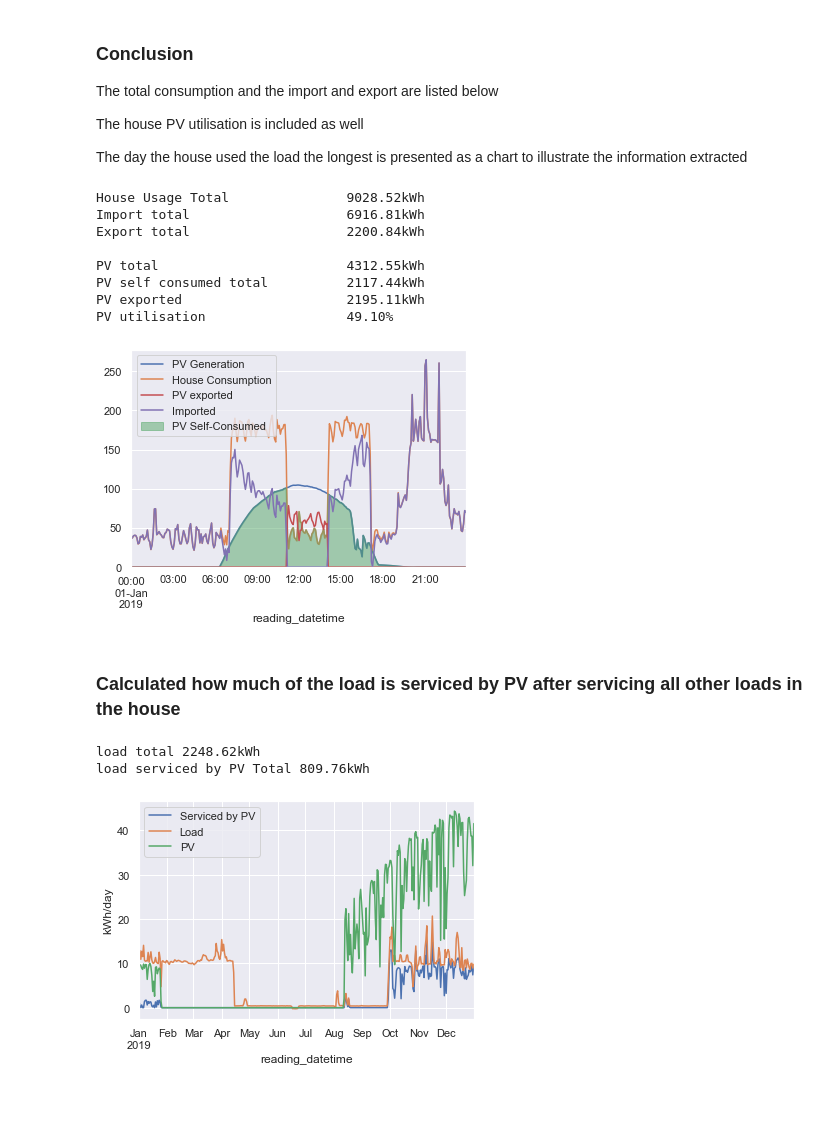
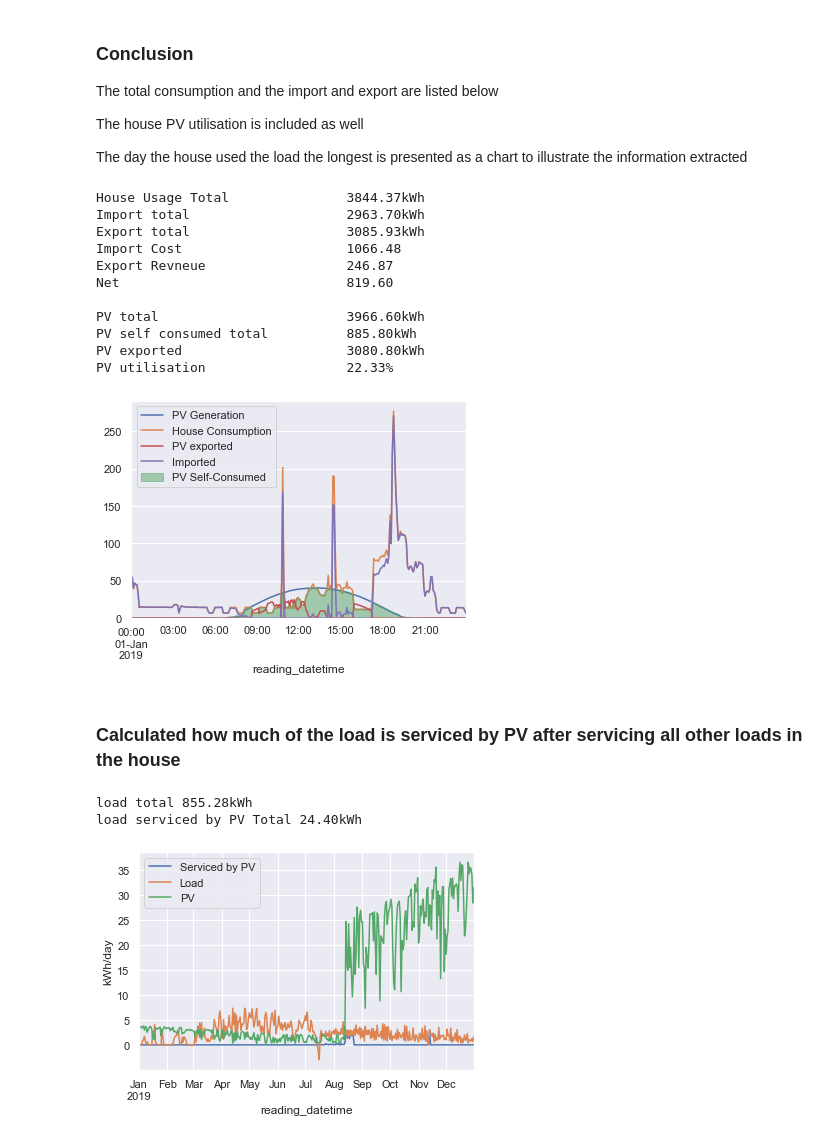
Before and after one commit to Cameron-Gan/thesis2021, a Jupyter notebook: nice_notebooks/3_annual_analysis.ipynb, the cells around one changed output. Cells and saved outputs as stored; diff of their text form; code cells hidden in the pictures; blank space fills up the shorter version.

Commit message:
Added Tariff to annual_analysis

```diff
--- a/nice_notebooks/3_annual_analysis.ipynb
+++ b/nice_notebooks/3_annual_analysis.ipynb
@@ -20,8 +20,9 @@ import pandas as pd
 import numpy as np
 import matplotlib.pyplot as plt
 import seaborn as sns
+import thesisInitial.tariff as tf
 sns.set()
-house_id = 70210
+house_id = 70243
 # %% [markdown]
 ### Importing Data and cleaning up
 # %%
@@ -50,6 +53,6 @@ ac_load_net
 # %% [markdown]
 #### Select monitor to analyse
 # %%
-load_type = 'pool'
+load_type = 'hot_water'
 print(load_type)
 # %% [output]
@@ -144,0 +155,10 @@ plt.show()
+# %%
+tariff_type = 'TOU'
+tariffs = tf.read_tariffs()
+
+tariff = None
+for t in tariffs:
+    if t.tariff_type == tariff_type:
+        tariff = t
+
+print("Tariff Name: " + tariff.tariff_name)
@@ -152,40 +174,52 @@ The day the house used the load the longest is presented as a chart to illustrat
 # %%
 house_consumption_total = house_consumption.sum() / 1000
 pv_gen_total = pv_net.sum() / 1000
 grid_import_total = grid_import.sum() / 1000
 grid_export_total = grid_export.sum() / 1000
 pv_utilisation_total = pv_utilisation.sum() /1000
+grid_import = grid_import.rename('grid_import')
+load = load.rename('load')
+import_cost = tariff.get_cost(pd.concat([grid_import/1000, load/1000], axis=1))
+total_import_cost = import_cost.sum() / 100
+export_revenue = tariff.get_fit() * (grid_export / 1000)
+total_export_revenue = export_revenue.sum() / 100
 
 export = pv_net - pv_utilisation
 export_total = export.sum() / 1000
 
 print("House Usage Total\t\t" + "{:.2f}".format(house_consumption_total) + "kWh")
 print("Import total\t\t\t" + "{:.2f}".format(grid_import_total) + "kWh")
 print("Export total\t\t\t" + "{:.2f}".format(grid_export_total) + "kWh")
+print("Import Cost\t\t\t" + "{:.2f}".format(total_import_cost))
+print("Export Revneue\t\t\t" + "{:.2f}".format(total_export_revenue))
+print('Net\t\t\t\t' + "{:.2f}".format(total_import_cost - total_export_revenue))
 print()
 print("PV total\t\t\t" + "{:.2f}".format(pv_gen_total) + "kWh")
 print("PV self consumed total\t\t" + "{:.2f}".format(pv_utilisation_total) + "kWh")
 print("PV exported\t\t\t" + "{:.2f}".format(export_total) + "kWh")
 print("PV utilisation\t\t\t" + "{:.2f}".format((pv_utilisation_total / pv_gen_total) * 100) + "%")
 
 pv_net[str(net_energy.index[0].date())].plot(label='PV Generation')
 house_consumption[str(net_energy.index[0].date())].plot(label='House Consumption')
 pv_utilisation[str(net_energy.index[0].date())].clip(lower=0).plot.area(alpha=0.5, label='PV Self-Consumed')
 export[str(net_energy.index[0].date())].plot(label='PV exported')
 # grid_export[str(longest_day.date())].plot(label='Exported')
 grid_import[str(net_energy.index[0].date())].plot(label='Imported')
 plt.legend()
 plt.show()
 # %% [output]
-House Usage Total               9028.52kWh
-Import total                    6916.81kWh
-Export total                    2200.84kWh
+House Usage Total               3844.37kWh
+Import total                    2963.70kWh
+Export total                    3085.93kWh
+Import Cost                     1066.48
+Export Revneue                  246.87
+Net                             819.60
 
-PV total                        4312.55kWh
-PV self consumed total          2117.44kWh
-PV exported                     2195.11kWh
-PV utilisation                  49.10%
+PV total                        3966.60kWh
+PV self consumed total          885.80kWh
+PV exported                     3080.80kWh
+PV utilisation                  22.33%
-[figure, old version]
+[figure, new version]
 # %% [markdown]
 ### Calculated how much of the load is serviced by PV after servicing all other loads in the house
 # %%
@@ -195,8 +229,8 @@ load_serviced_by_PV = (house_consumption_when_loadon_pvgen - house_consumption_w
 print("load total " + "{:.2f}".format(load.sum() / 1000) + "kWh")
 print("load serviced by PV Total " + "{:.2f}".format(load_serviced_by_PV.sum() / 1000) + "kWh")
 # %% [output]
-load total 2248.62kWh
-load serviced by PV Total 809.76kWh
+load total 855.28kWh
+load serviced by PV Total 24.40kWh
 # %%
 load_serviced_by_PV_24h = load_serviced_by_PV.resample('24h').sum() / 1000
 load_24h = load.resample('24h').sum() / 1000
@@ -209,4 +243,4 @@ plt.legend()
 plt.ylabel('kWh/day')
 plt.show()
 # %% [output]
-[figure, old version]
+[figure, new version]
```
Also changed, not shown: parts of 8 cells of this notebook, 1 other file.
